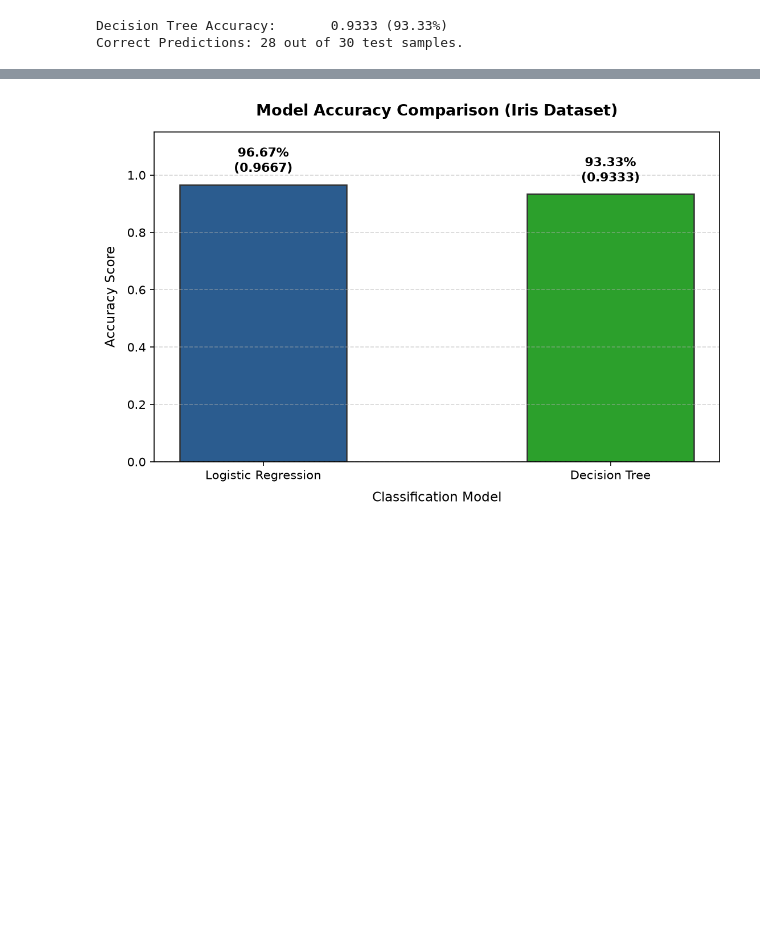
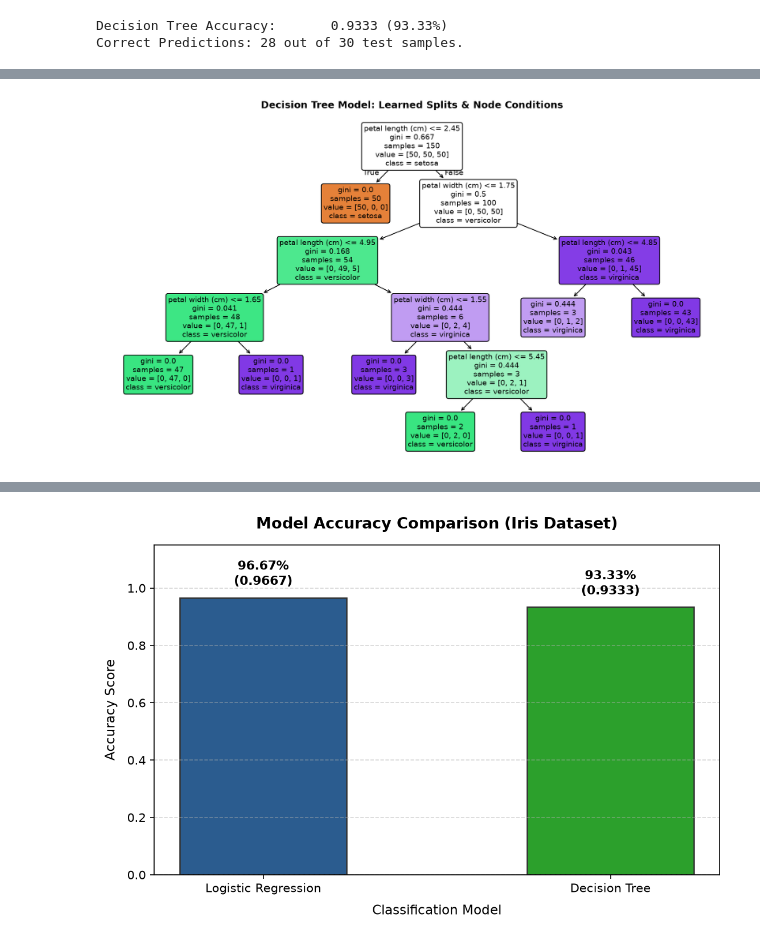
Before and after one commit to Shri-Sanjaykumar/Linkific-Tasks, a Jupyter notebook: Day-11/classification_practice.ipynb, the cells around one changed output, grey strips where cells are left out. Drawn from its saved outputs; the diff is of its cells as text; code cells hidden in the pictures; blank space fills up the shorter version.

```diff
--- a/Day-11/classification_practice.ipynb
+++ b/Day-11/classification_practice.ipynb
@@ -217,3 +242,16 @@ Correct Predictions: 28 out of 30 test samples.
+# %%
+# VISUALIZE DECISION TREE STRUCTURE: Learned Node Splits and Rules
+feature_names_2d = [iris.feature_names[2], iris.feature_names[3]]
+plt.figure(figsize=(11, 6.5), dpi=150)
+plot_tree(
+    tree_2d, feature_names=feature_names_2d, class_names=list(iris.target_names),
+    filled=True, rounded=True, fontsize=9
+)
+plt.title("Decision Tree Model: Learned Splits & Node Conditions", fontsize=12, fontweight="bold", pad=12)
+plt.tight_layout()
+plt.show()
+# %% [output]
+[figure, added]
 # %%
 # Build dynamic accuracy comparison table
 comparison = pd.DataFrame({
```
Also changed, not shown: parts of 17 cells of this notebook, 4 other files.
